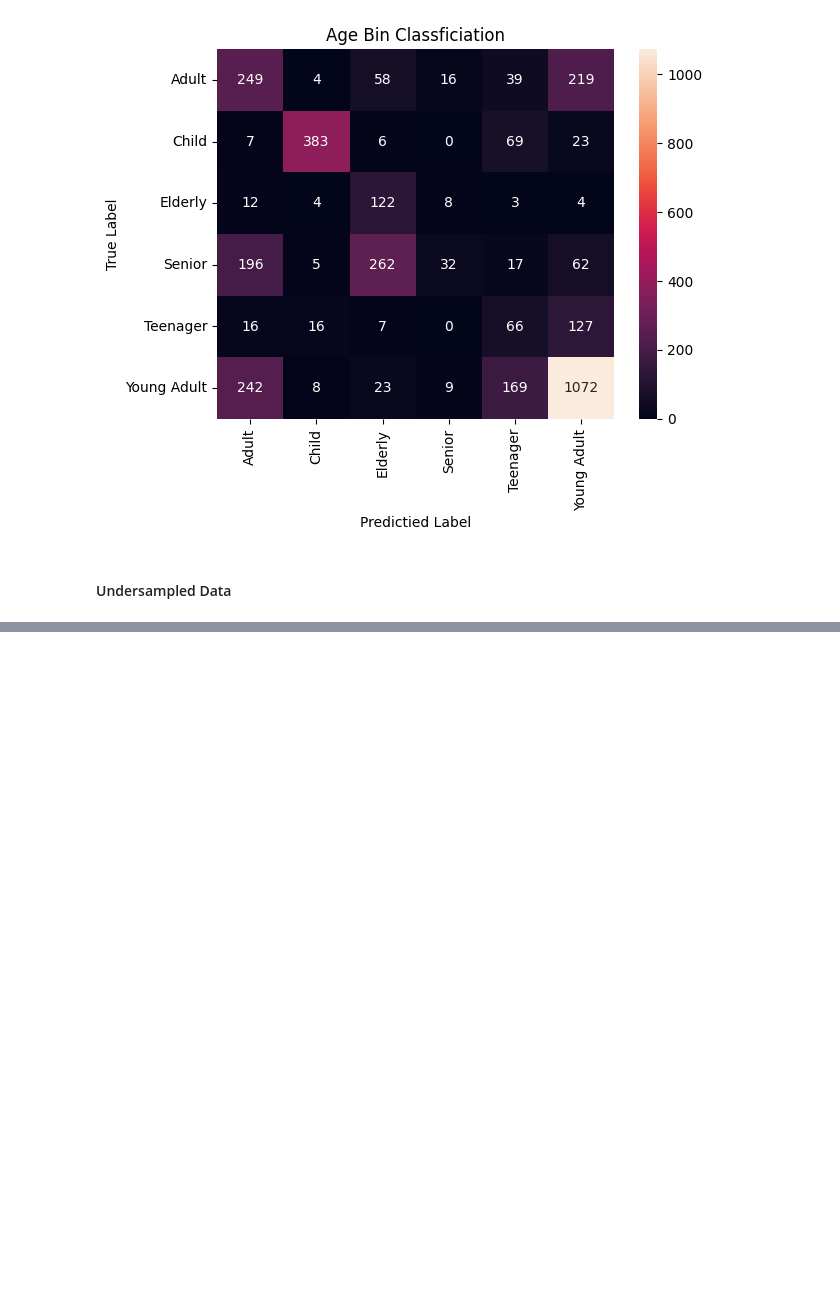
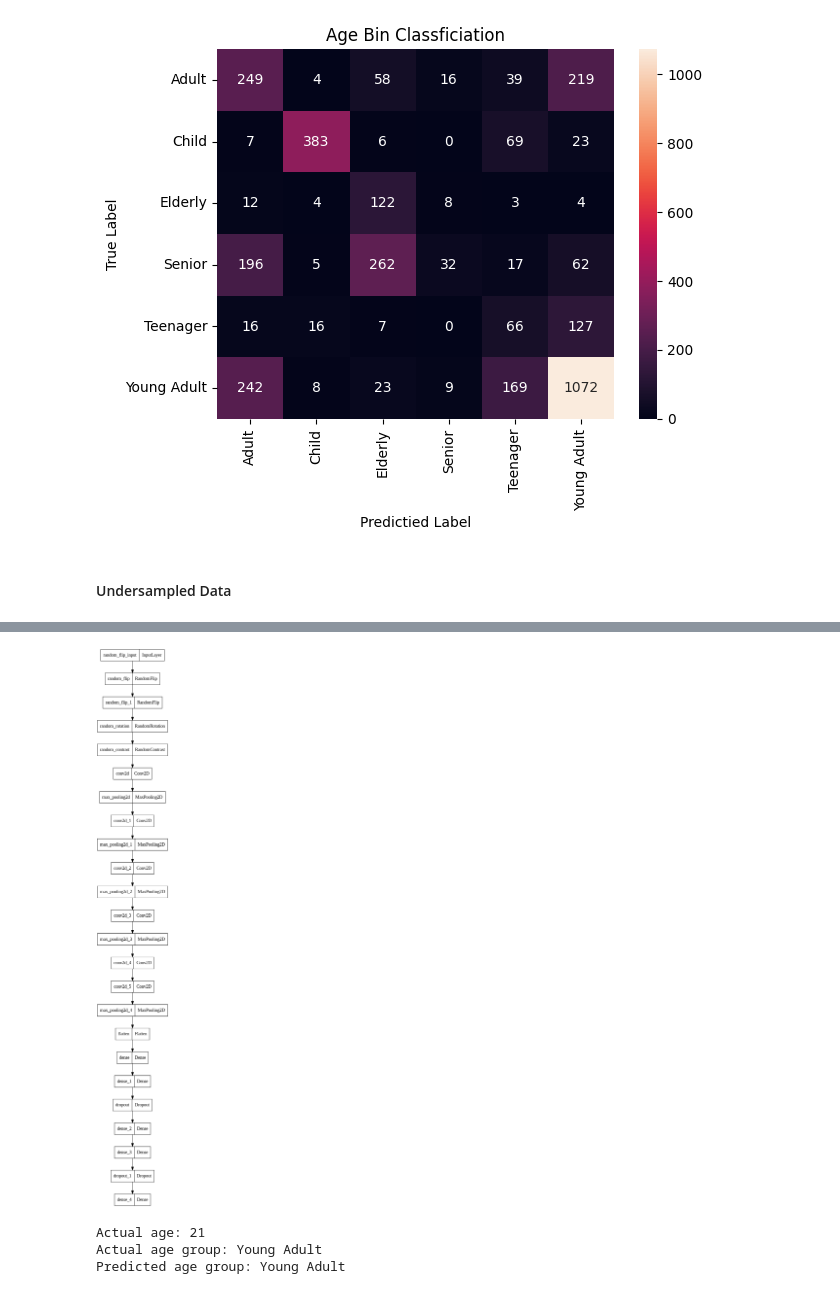
Before and after one commit to mking2014/final-4449-king, a Jupyter notebook: age_binning.ipynb, the cells around one changed output, grey strips where cells are left out. Cells and saved outputs as stored; diff of their text form; code cells hidden in the pictures; blank space fills up the shorter version.

Commit message:
Age classification model

```diff
--- a/age_binning.ipynb
+++ b/age_binning.ipynb
@@ -869,0 +841,21 @@ weighted avg       0.60      0.53      0.52      3555
+# %%
+plot_model(age_model_under)
+# %% [output]
+[figure, added]
+# %%
+def predict_age(age, label, img):
+  print(f"Actual age: {age}")
+  print(f"Actual age group: {label}")
+
+  m_prediction = age_model_under.predict(img.reshape(-1,48,48, 1), verbose = 0)
+
+  print(f"Predicted age group: {age_mapping[np.argmax(m_prediction, axis = 1)[0]]}")
+
+  return
+
+pred = test.sample()
+predict_age(pred.values[0][0], pred.values[0][4], pred.values[0][3])
+# %% [output]
+Actual age: 21
+Actual age group: Young Adult
+Predicted age group: Young Adult
```
Also changed, not shown: parts of 12 cells of this notebook.
